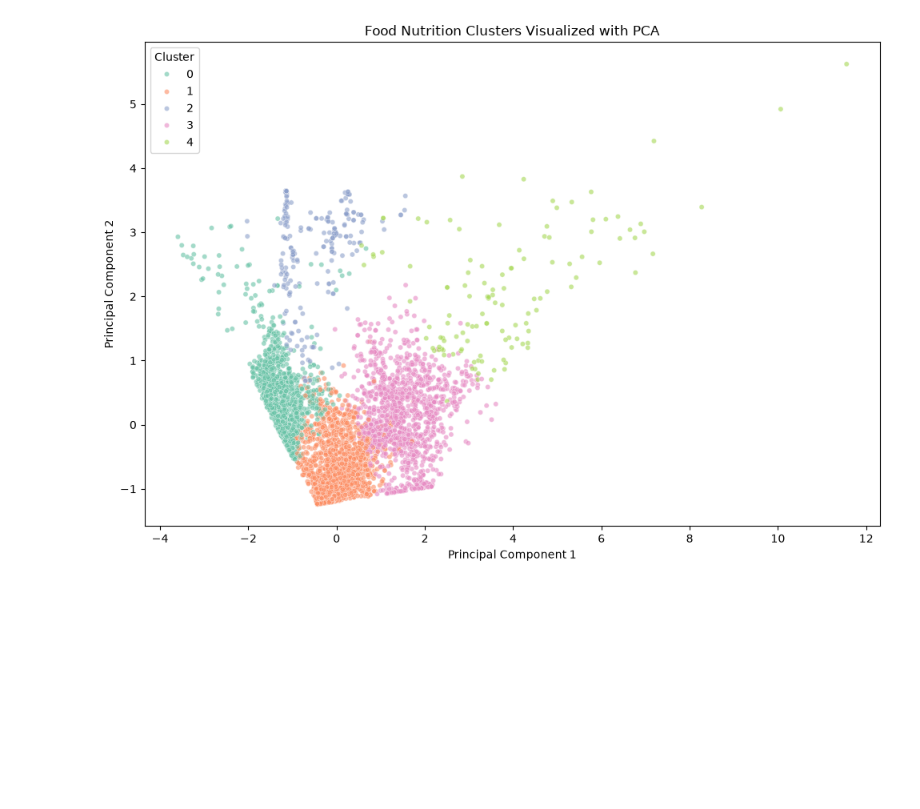
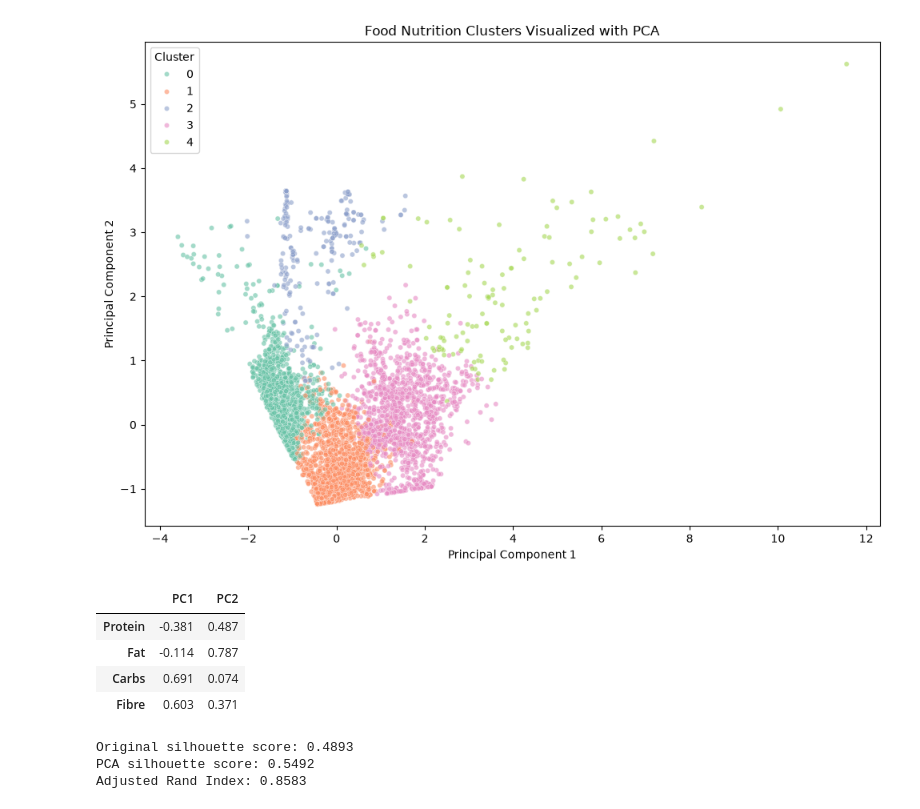
Before and after one commit to dhrutigandhi05/Food-Nutrition-Clustering, a Jupyter notebook: notebooks/pca.ipynb, the cells around one changed output. Saved outputs shown, nothing was run; the diff lists cells and outputs as text; code cells hidden in the pictures; blank space fills up the shorter version.

Commit message:
compare clusters

```diff
--- a/notebooks/pca.ipynb
+++ b/notebooks/pca.ipynb
@@ -92,3 +93,46 @@ plt.tight_layout()
 plt.show()
 # %% [output]
 [figure]
+# %%
+loadings = pd.DataFrame(
+    pca_2d.components_.T,
+    columns=["PC1", "PC2"],
+    index=features
+)
+
+display(loadings.round(3))
+# %% [output]
+|  | PC1 | PC2 |
+| Protein | -0.381 | 0.487 |
+| Fat | -0.114 | 0.787 |
+| Carbs | 0.691 | 0.074 |
+| Fibre | 0.603 | 0.371 |
+# %%
+original_labels = kmeans.labels_
+
+kmeans_pca = KMeans(
+    n_clusters=5,
+    random_state=42,
+    n_init=10
+)
+
+pca_labels = kmeans_pca.fit_predict(X_pca)
+
+original_score = silhouette_score(
+    X_scaled, original_labels,
+    sample_size=2000, random_state=42
+)
+
+pca_score = silhouette_score(
+    X_pca, pca_labels,
+    sample_size=2000, random_state=42
+)
+
+ari = adjusted_rand_score(original_labels, pca_labels)
+print(f"Original silhouette score: {original_score:.4f}")
+print(f"PCA silhouette score: {pca_score:.4f}")
+print(f"Adjusted Rand Index: {ari:.4f}")
+# %% [output]
+Original silhouette score: 0.4893
+PCA silhouette score: 0.5492
+Adjusted Rand Index: 0.8583
```
Also changed, not shown: parts of 1 cell of this notebook.
